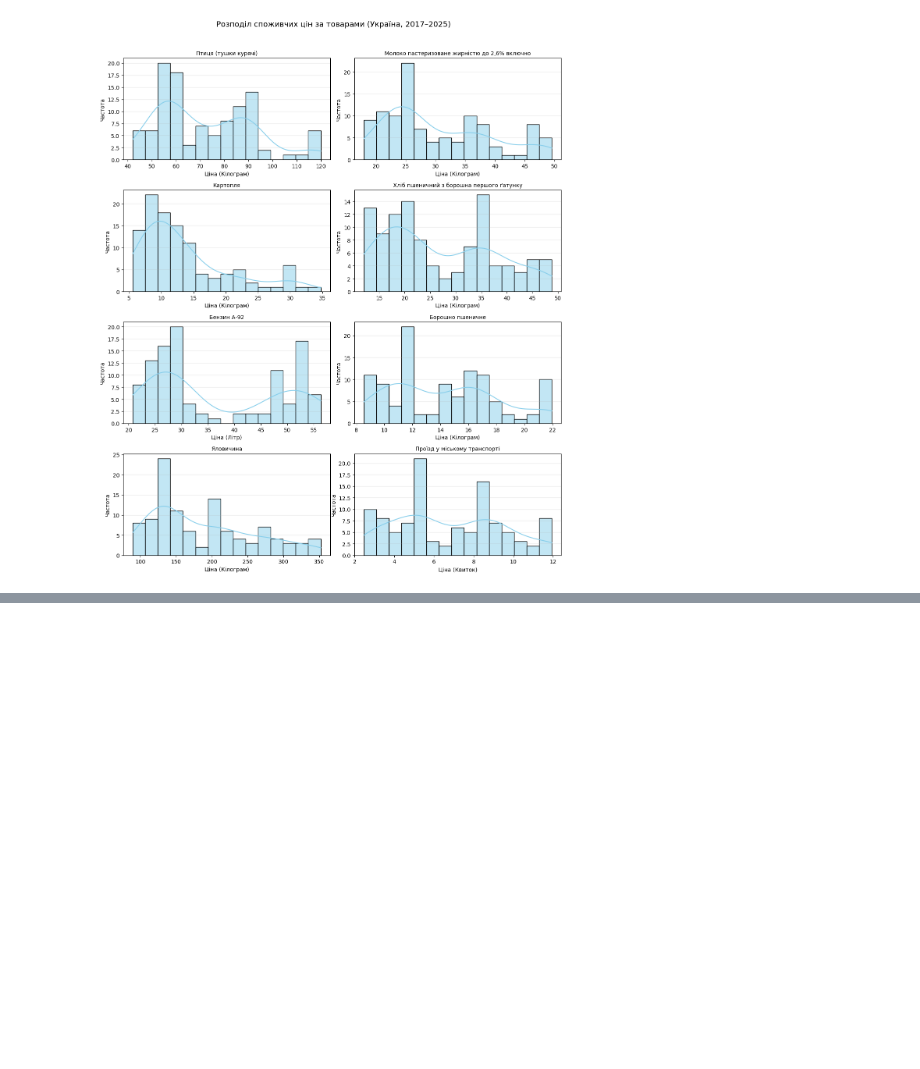
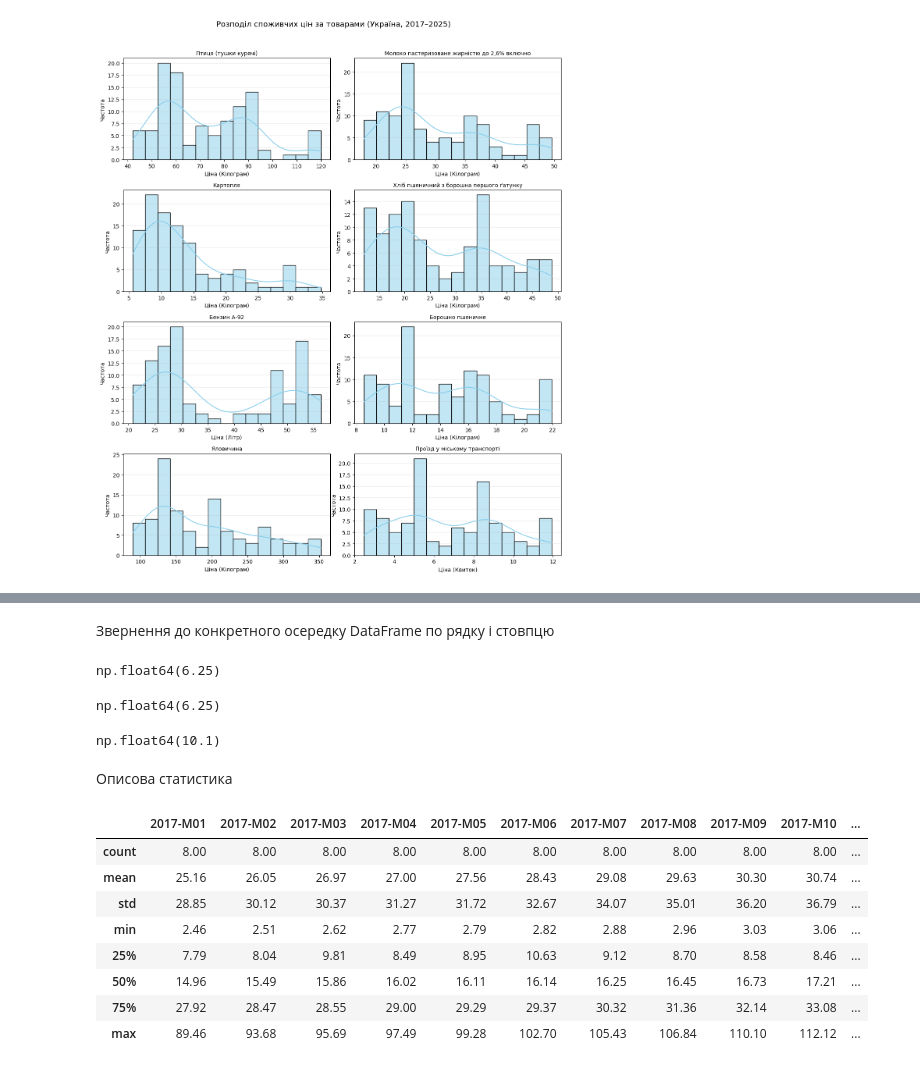
Before and after one commit to arcctg/kpi-ml-lab1, a Jupyter notebook: task_1_ukrstat_data.ipynb, the cells around one changed output, grey strips where cells are left out. Cells and saved outputs as stored; diff of their text form; code cells hidden in the pictures; blank space fills up the shorter version.

Commit message:
feat: implement pandas Series and DataFrame operations

```diff
--- a/task_1_ukrstat_data.ipynb
+++ b/task_1_ukrstat_data.ipynb
@@ -294,0 +439,4 @@ plt.show()
+# %%
+df_copy = df.copy()
+df_copy.index = [f'Test{i}' for i in range(1, 9)]
+df_copy
@@ -294,0 +563,31 @@ plt.show()
+# %% [markdown]
+Звернення до конкретного осередку DataFrame по рядку і
+стовпцю
+# %%
+df_copy.at['Test3', '2017-M03']
+# %% [output]
+np.float64(6.25)
+# %%
+df_copy.iat[2, 4]
+# %% [output]
+np.float64(6.25)
+# %%
+df_copy.at['Test3', '2017-M03'] = 10.10
+df_copy.at['Test3', '2017-M03']
+# %% [output]
+np.float64(10.1)
+# %% [markdown]
+Описова статистика
+# %%
+pd.set_option('display.precision', 2)
+df_copy.describe()
+# %% [output]
+|  | 2017-M01 | 2017-M02 | 2017-M03 | 2017-M04 | 2017-M05 | 2017-M06 | 2017-M07 | 2017-M08 | 2017-M09 | 2017-M10 | ... |
+| count | 8.00 | 8.00 | 8.00 | 8.00 | 8.00 | 8.00 | 8.00 | 8.00 | 8.00 | 8.00 | ... |
+| mean | 25.16 | 26.05 | 26.97 | 27.00 | 27.56 | 28.43 | 29.08 | 29.63 | 30.30 | 30.74 | ... |
+| std | 28.85 | 30.12 | 30.37 | 31.27 | 31.72 | 32.67 | 34.07 | 35.01 | 36.20 | 36.79 | ... |
+| min | 2.46 | 2.51 | 2.62 | 2.77 | 2.79 | 2.82 | 2.88 | 2.96 | 3.03 | 3.06 | ... |
+| 25% | 7.79 | 8.04 | 9.81 | 8.49 | 8.95 | 10.63 | 9.12 | 8.70 | 8.58 | 8.46 | ... |
+| 50% | 14.96 | 15.49 | 15.86 | 16.02 | 16.11 | 16.14 | 16.25 | 16.45 | 16.73 | 17.21 | ... |
+| 75% | 27.92 | 28.47 | 28.55 | 29.00 | 29.29 | 29.37 | 30.32 | 31.36 | 32.14 | 33.08 | ... |
+| max | 89.46 | 93.68 | 95.69 | 97.49 | 99.28 | 102.70 | 105.43 | 106.84 | 110.10 | 112.12 | ... |
```
Also changed, not shown: parts of 61 cells of this notebook.
